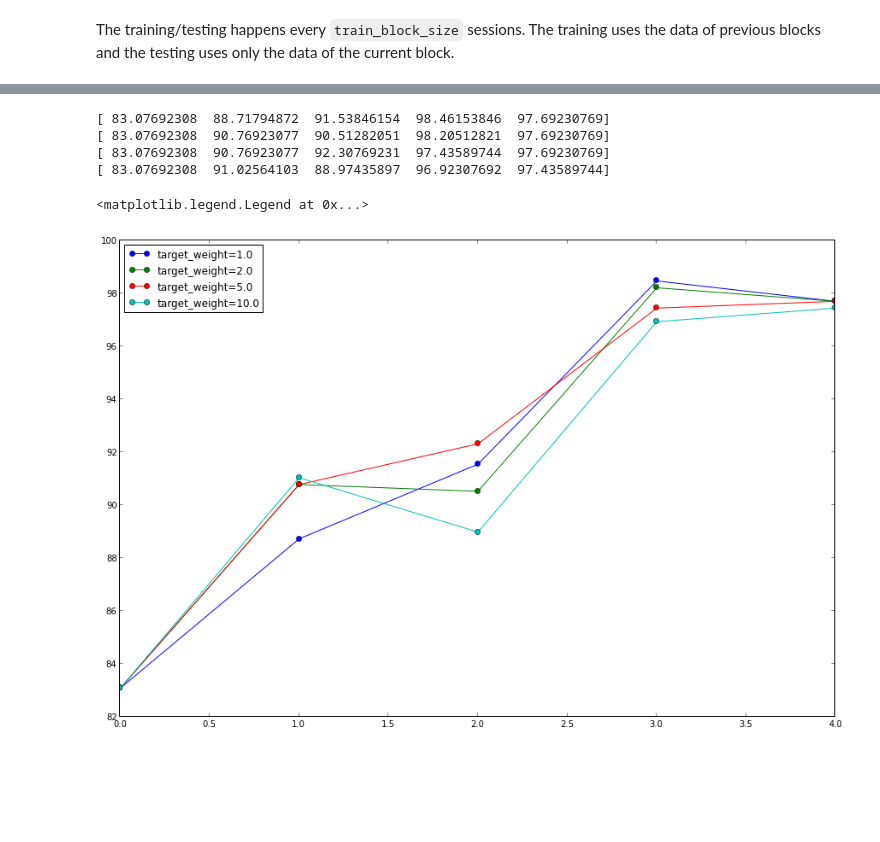
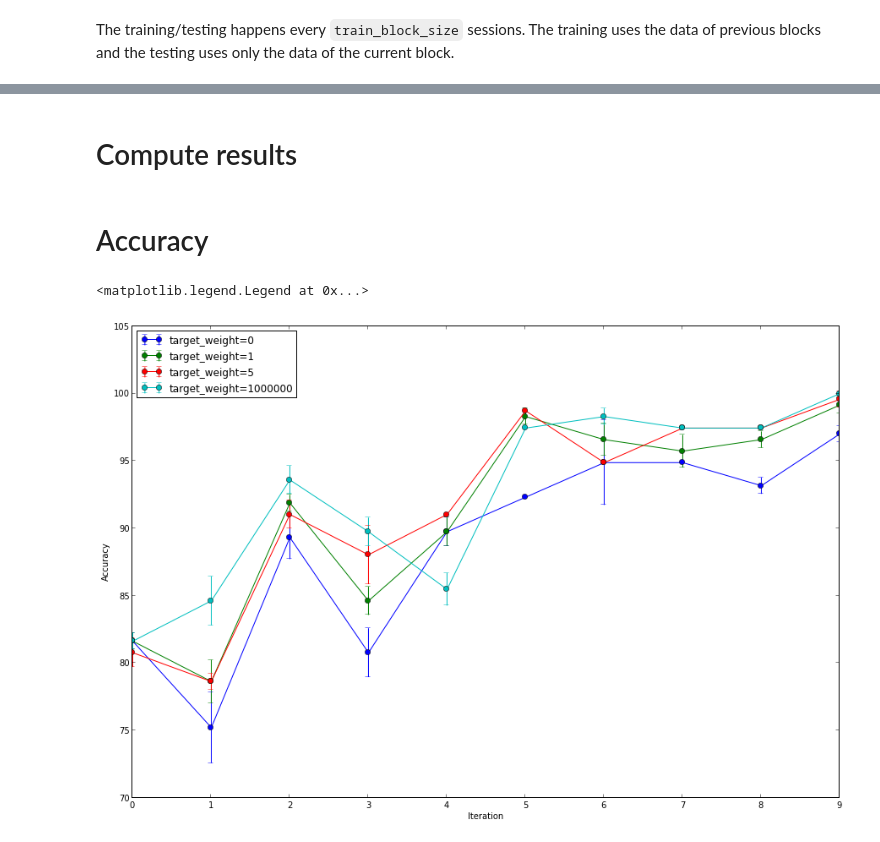
Before and after one commit to sunsern/uright-notebooks, a Jupyter notebook: example_weighting_user_29.ipynb, the cells around one changed output, grey strips where cells are left out. Drawn from its saved outputs; the diff is of its cells as text; code cells hidden in the pictures; blank space fills up the shorter version.

Commit message:
example weighting notebooks

```diff
--- a/example_weighting_user_29.ipynb
+++ b/example_weighting_user_29.ipynb
@@ -133,17 +96,50 @@ Test Accuracy = 96.92%
+# %% [markdown]
+Compute results
+==============
+# %%
+saved_accu = {}
+saved_dtw = {}
+saved_tl = {}
+saved_pr = {}
+
+for target_weight in target_weights:
+    for j in range(num_reps):
+         for i in range(num_groups):
+            #print "weight=%0.2f, iter=%d, rep=%d"%(target_weight, i, j)
+
+            if i == 0:
+                current_ink_dict = other_data
+            else:
+                current_ink_dict = append_user_data(current_ink_dict, user_data[i-1], target_user)
+
+            dtw = retrain(current_ink_dict, target_weight)
+            accu,tl,pr = test_classifier(dtw, user_data[i])
+
+            key = (target_weight,j,i)
+            saved_dtw[key] = dtw
+            saved_accu[key] = accu
+            saved_tl[key] = tl
+            saved_pr[key] = pr
+# %% [markdown]
+Accuracy
+========
 # %%
 import numpy as np
 
+x = np.arange(num_groups)
 figure(figsize(15,10))
-for target_weight in sorted(all_results.keys()):
-    rep_results = all_results[target_weight]
-    mean_accuracy = np.mean(np.array(rep_results),axis=0)
-    print mean_accuracy
-    plot(mean_accuracy,'o-',label="target_weight=%0.1f"%target_weight)
+for target_weight in target_weights:
+    accu_results = np.zeros((num_reps, num_groups))
+    for j in range(num_reps):
+        for i in range(num_groups):
+            accu_results[j,i] = saved_accu[(target_weight,j,i)]
+    mean_accuracy = np.mean(accu_results,axis=0)
+    std_accuracy = np.std(accu_results,axis=0)
+    errorbar(x, mean_accuracy, yerr=std_accuracy, fmt='o-', label="target_weight=%d"%target_weight)
+xticks(x)
+xlabel('Iteration')
+ylabel('Accuracy')
 legend(loc=2)
 # %% [output]
-[ 83.07692308  88.71794872  91.53846154  98.46153846  97.69230769]
-[ 83.07692308  90.76923077  90.51282051  98.20512821  97.69230769]
-[ 83.07692308  90.76923077  92.30769231  97.43589744  97.69230769]
-[ 83.07692308  91.02564103  88.97435897  96.92307692  97.43589744]
+<matplotlib.legend.Legend at 0x...>
-<matplotlib.legend.Legend at 0x...>
-[figure, old version]
+[figure, new version]
```
Also changed, not shown: parts of 6 cells of this notebook, 5 other files.
